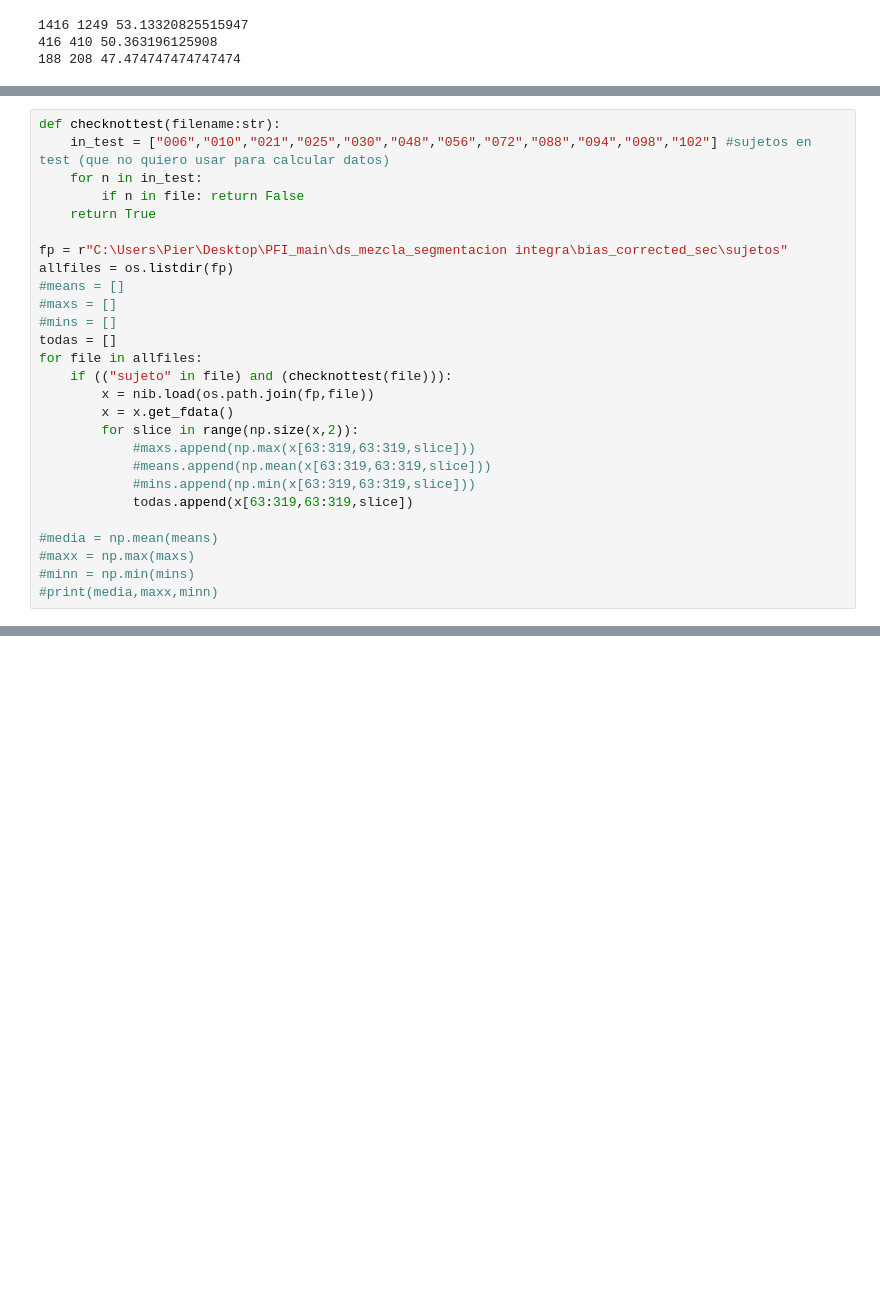
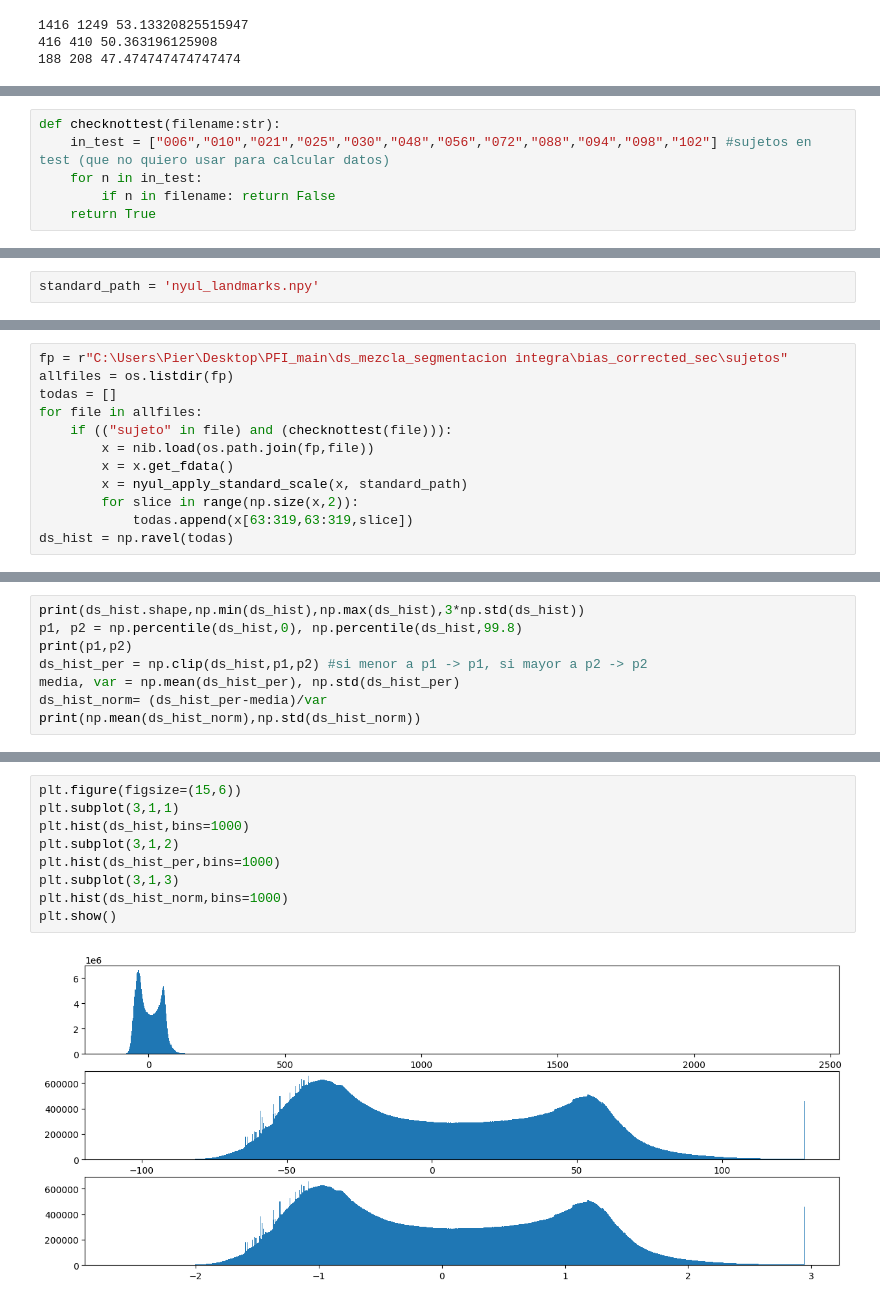
Before and after one commit to mpierangeli/PFI, a Jupyter notebook: main_dataset.ipynb, the cells around one changed output, grey strips where cells are left out. Drawn from its saved outputs; the diff is of its cells as text; blank space fills up the shorter version.

```diff
--- a/main_dataset.ipynb
+++ b/main_dataset.ipynb
@@ -165,0 +178,6 @@ Para normalizar el dataset
+# %%
+def checknottest(filename:str):
+    in_test = ["006","010","021","025","030","048","056","072","088","094","098","102"] #sujetos en test (que no quiero usar para calcular datos)
+    for n in in_test:
+        if n in filename: return False
+    return True
@@ -165,0 +190,2 @@ Para normalizar el dataset
+# %%
+standard_path = 'nyul_landmarks.npy'
@@ -166,27 +224,12 @@ Para normalizar el dataset
 # %%
-def checknottest(filename:str):
-    in_test = ["006","010","021","025","030","048","056","072","088","094","098","102"] #sujetos en test (que no quiero usar para calcular datos)
-    for n in in_test:
-        if n in file: return False
-    return True
-
 fp = r"C:\Users\Pier\Desktop\PFI_main\ds_mezcla_segmentacion integra\bias_corrected_sec\sujetos"
 allfiles = os.listdir(fp)
-#means = []
-#maxs = []
-#mins = []
 todas = []
 for file in allfiles:
     if (("sujeto" in file) and (checknottest(file))):
         x = nib.load(os.path.join(fp,file))
         x = x.get_fdata()
+        x = nyul_apply_standard_scale(x, standard_path)
         for slice in range(np.size(x,2)):
-            #maxs.append(np.max(x[63:319,63:319,slice]))
-            #means.append(np.mean(x[63:319,63:319,slice]))
-            #mins.append(np.min(x[63:319,63:319,slice]))
             todas.append(x[63:319,63:319,slice])
-
-#media = np.mean(means)
-#maxx = np.max(maxs)
-#minn = np.min(mins)
-#print(media,maxx,minn)
+ds_hist = np.ravel(todas)
@@ -236,0 +236,8 @@ plt.show()
+# %%
+print(ds_hist.shape,np.min(ds_hist),np.max(ds_hist),3*np.std(ds_hist))
+p1, p2 = np.percentile(ds_hist,0), np.percentile(ds_hist,99.8)
+print(p1,p2)
+ds_hist_per = np.clip(ds_hist,p1,p2) #si menor a p1 -> p1, si mayor a p2 -> p2
+media, var = np.mean(ds_hist_per), np.std(ds_hist_per)
+ds_hist_norm= (ds_hist_per-media)/var
+print(np.mean(ds_hist_norm),np.std(ds_hist_norm))
@@ -237 +248,12 @@ plt.show()
+# %%
+plt.figure(figsize=(15,6))
+plt.subplot(3,1,1)
+plt.hist(ds_hist,bins=1000)
+plt.subplot(3,1,2)
+plt.hist(ds_hist_per,bins=1000)
+plt.subplot(3,1,3)
+plt.hist(ds_hist_norm,bins=1000)
+plt.show()
+# %% [output]
+[figure, added]
 # %%
```
Also changed, not shown: parts of 24 cells of this notebook, 29 other files.
